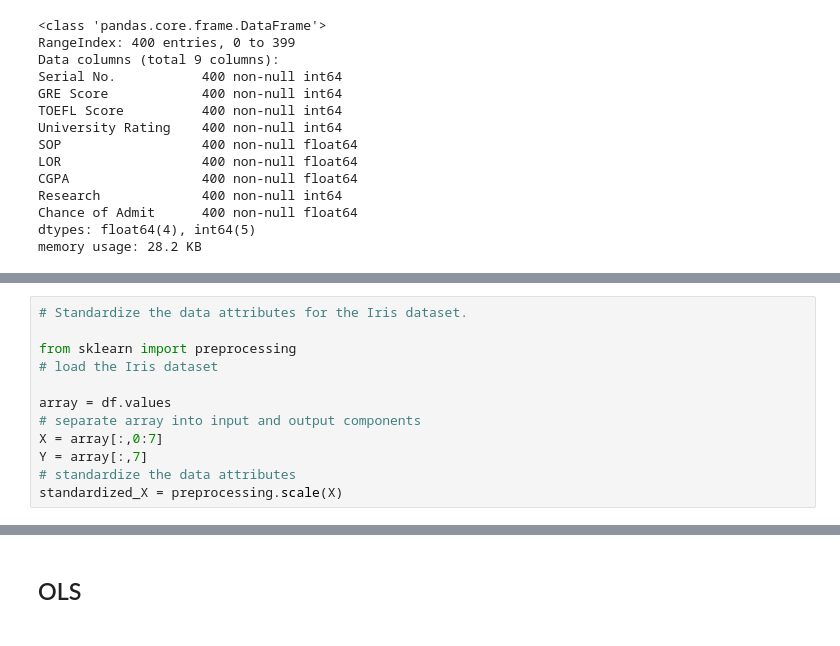
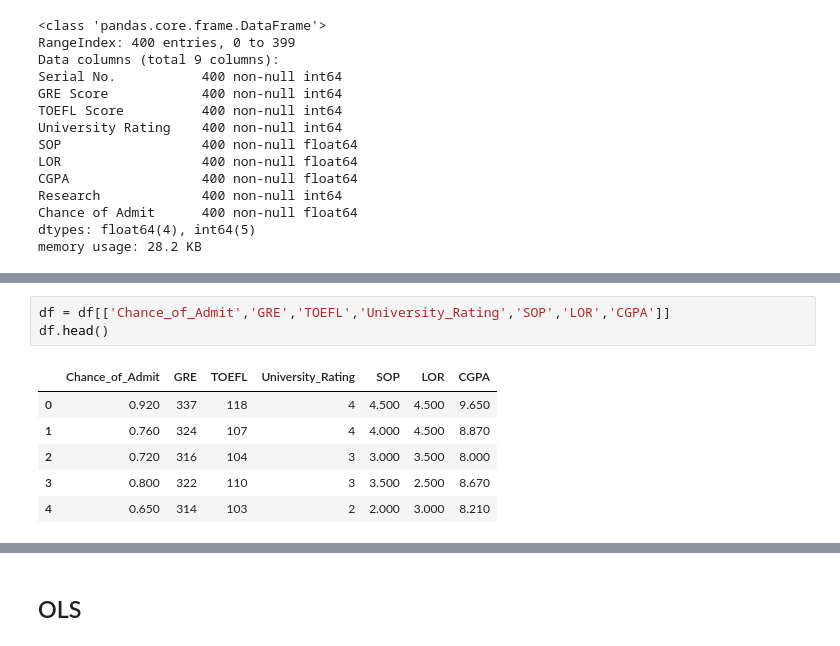
Before and after one commit to keith44/TF-Data_Science, a Jupyter notebook: Data_Science/Supervised learning/Challenge-Model Comparison.ipynb, the cells around one changed output, grey strips where cells are left out. Drawn from its saved outputs; the diff is of its cells as text.

```diff
--- a/Data_Science/Supervised learning/Challenge-Model Comparison.ipynb
+++ b/Data_Science/Supervised learning/Challenge-Model Comparison.ipynb
@@ -66,15 +62,13 @@ df.head()
-# %%
-# Standardize the data attributes for the Iris dataset.
-
-from sklearn import preprocessing
-# load the Iris dataset
-
-array = df.values
-# separate array into input and output components
-X = array[:,0:7]
-Y = array[:,7]
-# standardize the data attributes
-standardized_X = preprocessing.scale(X)
+# %%
+df = df[['Chance_of_Admit','GRE','TOEFL','University_Rating','SOP','LOR','CGPA']]
+df.head()
+# %% [output]
+|  | Chance_of_Admit | GRE | TOEFL | University_Rating | SOP | LOR | CGPA |
+| 0 | 0.920 | 337 | 118 | 4 | 4.500 | 4.500 | 9.650 |
+| 1 | 0.760 | 324 | 107 | 4 | 4.000 | 4.500 | 8.870 |
+| 2 | 0.720 | 316 | 104 | 3 | 3.000 | 3.500 | 8.000 |
+| 3 | 0.800 | 322 | 110 | 3 | 3.500 | 2.500 | 8.670 |
+| 4 | 0.650 | 314 | 103 | 2 | 2.000 | 3.000 | 8.210 |
 # %%
 df.info()
 # %% [output]
```
Also changed, not shown: parts of 17 cells of this notebook.
